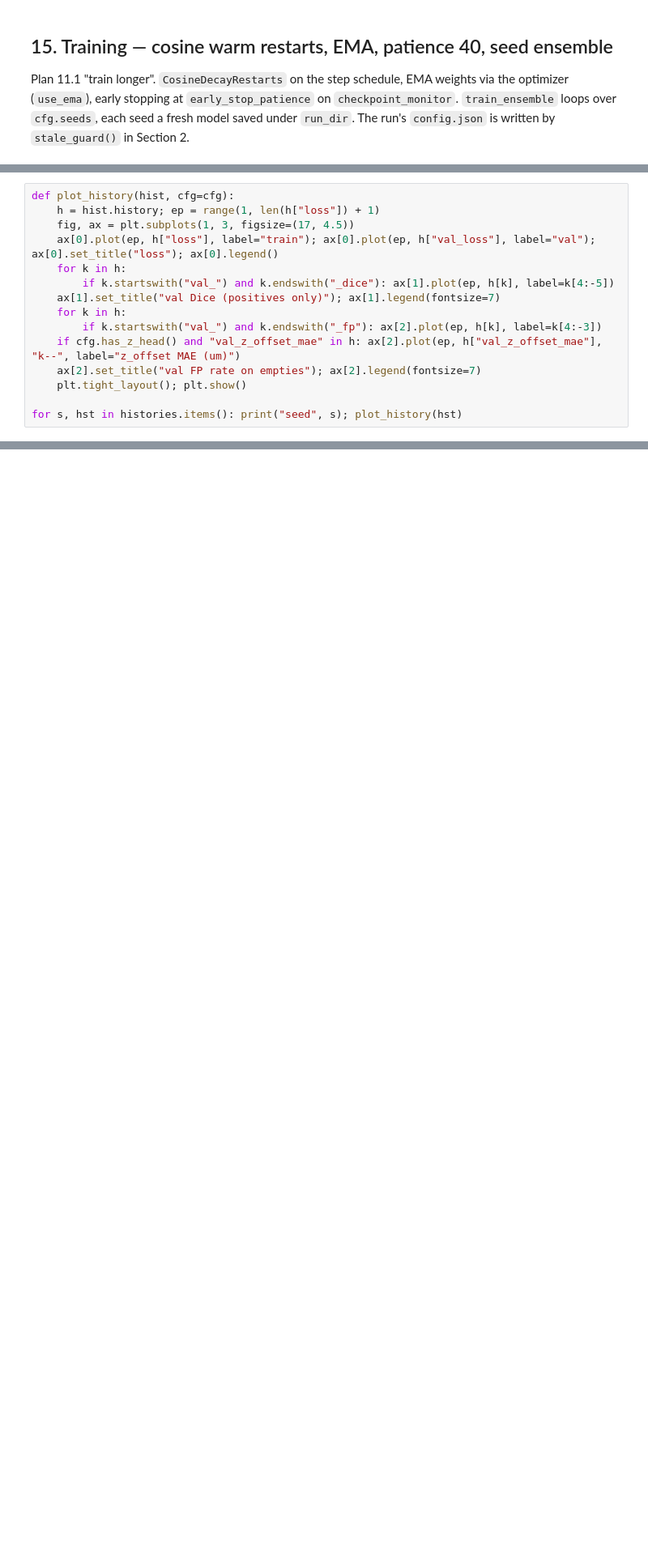
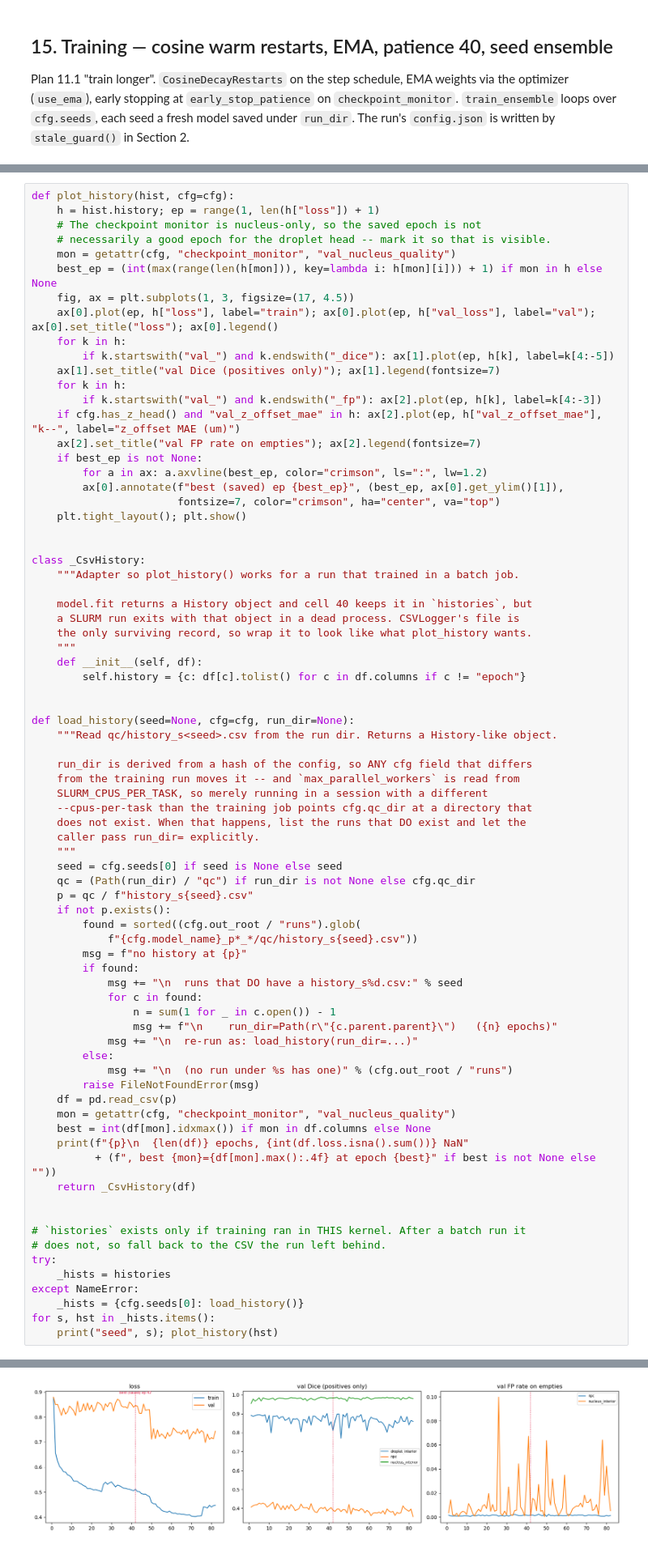
Before and after one commit to Tdeibert/Nuclear_Scaling_ML, a Jupyter notebook: notebooks/model_training/vulcan_training_2_5.ipynb, the cells around one changed output, grey strips where cells are left out. Shown at 81% size. Drawn from its saved outputs; the diff is of its cells as text; blank space fills up the shorter version.

Commit message:
Vulcan_2.5 trained

```diff
--- a/notebooks/model_training/vulcan_training_2_5.ipynb
+++ b/notebooks/model_training/vulcan_training_2_5.ipynb
@@ -2420,6 +2454,10 @@ histories = train_ensemble(cfg)
 # %%
 def plot_history(hist, cfg=cfg):
     h = hist.history; ep = range(1, len(h["loss"]) + 1)
+    # The checkpoint monitor is nucleus-only, so the saved epoch is not
+    # necessarily a good epoch for the droplet head -- mark it so that is visible.
+    mon = getattr(cfg, "checkpoint_monitor", "val_nucleus_quality")
+    best_ep = (int(max(range(len(h[mon])), key=lambda i: h[mon][i])) + 1) if mon in h else None
     fig, ax = plt.subplots(1, 3, figsize=(17, 4.5))
     ax[0].plot(ep, h["loss"], label="train"); ax[0].plot(ep, h["val_loss"], label="val"); ax[0].set_title("loss"); ax[0].legend()
     for k in h:
@@ -2429,6 +2467,64 @@ def plot_history(hist, cfg=cfg):
         if k.startswith("val_") and k.endswith("_fp"): ax[2].plot(ep, h[k], label=k[4:-3])
     if cfg.has_z_head() and "val_z_offset_mae" in h: ax[2].plot(ep, h["val_z_offset_mae"], "k--", label="z_offset MAE (um)")
     ax[2].set_title("val FP rate on empties"); ax[2].legend(fontsize=7)
+    if best_ep is not None:
+        for a in ax: a.axvline(best_ep, color="crimson", ls=":", lw=1.2)
+        ax[0].annotate(f"best (saved) ep {best_ep}", (best_ep, ax[0].get_ylim()[1]),
+                       fontsize=7, color="crimson", ha="center", va="top")
     plt.tight_layout(); plt.show()
 
-for s, hst in histories.items(): print("seed", s); plot_history(hst)
+
+class _CsvHistory:
+    """Adapter so plot_history() works for a run that trained in a batch job.
+
+    model.fit returns a History object and cell 40 keeps it in `histories`, but
+    a SLURM run exits with that object in a dead process. CSVLogger's file is
+    the only surviving record, so wrap it to look like what plot_history wants.
+    """
+    def __init__(self, df):
+        self.history = {c: df[c].tolist() for c in df.columns if c != "epoch"}
+
+
+def load_history(seed=None, cfg=cfg, run_dir=None):
+    """Read qc/history_s<seed>.csv from the run dir. Returns a History-like object.
+
+    run_dir is derived from a hash of the config, so ANY cfg field that differs
+    from the training run moves it -- and `max_parallel_workers` is read from
+    SLURM_CPUS_PER_TASK, so merely running in a session with a different
+    --cpus-per-task than the training job points cfg.qc_dir at a directory that
+    does not exist. When that happens, list the runs that DO exist and let the
+    caller pass run_dir= explicitly.
+    """
+    seed = cfg.seeds[0] if seed is None else seed
+    qc = (Path(run_dir) / "qc") if run_dir is not None else cfg.qc_dir
+    p = qc / f"history_s{seed}.csv"
+    if not p.exists():
+        found = sorted((cfg.out_root / "runs").glob(
+            f"{cfg.model_name}_p*_*/qc/history_s{seed}.csv"))
+        msg = f"no history at {p}"
+        if found:
+            msg += "\n  runs that DO have a history_s%d.csv:" % seed
+            for c in found:
+                n = sum(1 for _ in c.open()) - 1
+                msg += f"\n    run_dir=Path(r\"{c.parent.parent}\")   ({n} epochs)"
+            msg += "\n  re-run as: load_history(run_dir=...)"
+        else:
+            msg += "\n  (no run under %s has one)" % (cfg.out_root / "runs")
+        raise FileNotFoundError(msg)
+    df = pd.read_csv(p)
+    mon = getattr(cfg, "checkpoint_monitor", "val_nucleus_quality")
+    best = int(df[mon].idxmax()) if mon in df.columns else None
+    print(f"{p}\n  {len(df)} epochs, {int(df.loss.isna().sum())} NaN"
+          + (f", best {mon}={df[mon].max():.4f} at epoch {best}" if best is not None else ""))
+    return _CsvHistory(df)
+
+
+# `histories` exists only if training ran in THIS kernel. After a batch run it
+# does not, so fall back to the CSV the run left behind.
+try:
+    _hists = histories
+except NameError:
+    _hists = {cfg.seeds[0]: load_history()}
+for s, hst in _hists.items():
+    print("seed", s); plot_history(hst)
+# %% [output]
@@ -2435,3 +2534,4 @@ for s, hst in histories.items(): print("seed", s); plot_history(hst)
+[figure, added]
 # %% [markdown]
 ## 16. Inference — tiled, 2.5D, TTA, ensemble
 
```
Also changed, not shown: parts of 7 cells of this notebook, 1 other file.
